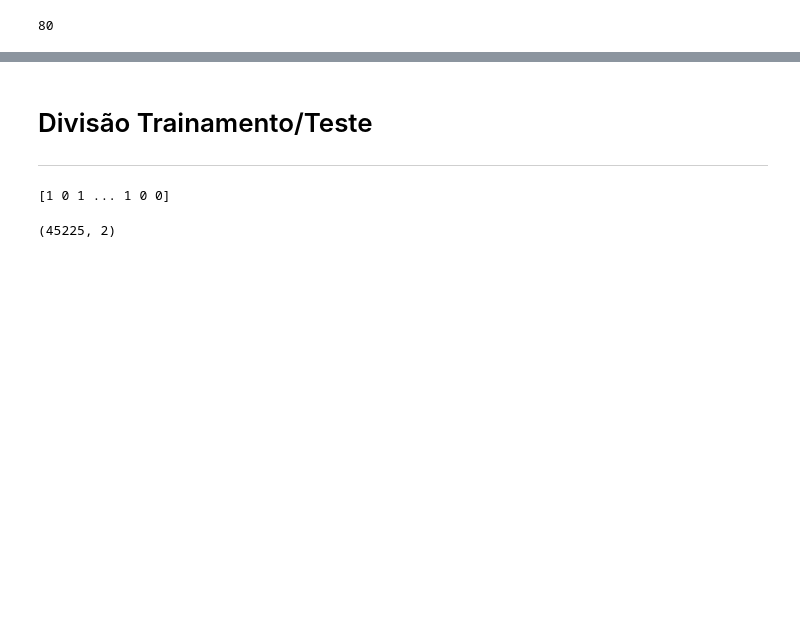
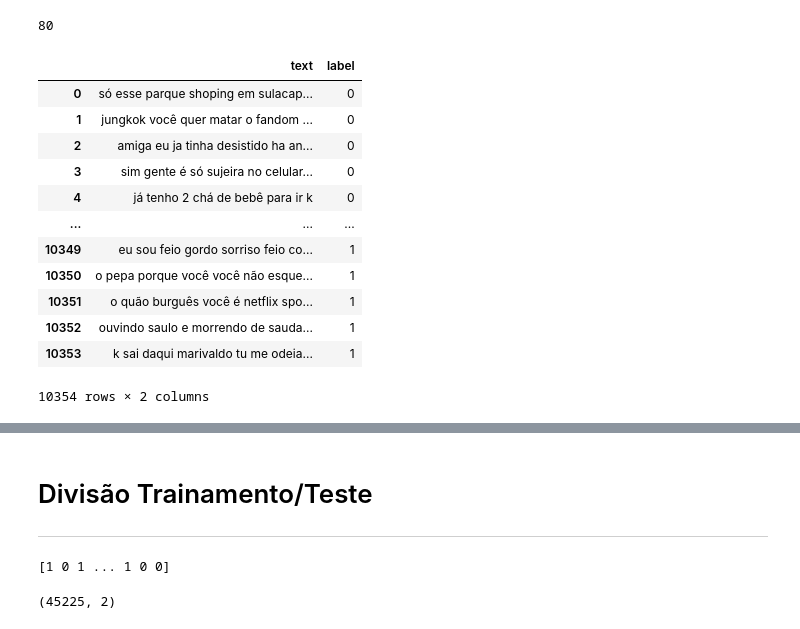
Before and after one commit to LuanPCunha/TCC, a Jupyter notebook: RotinaDeTreinamentoModelosDL.ipynb, the cells around one changed output, grey strips where cells are left out. Cells and saved outputs as stored; diff of their text form; code cells hidden in the pictures; blank space fills up the shorter version.

```diff
--- a/RotinaDeTreinamentoModelosDL.ipynb
+++ b/RotinaDeTreinamentoModelosDL.ipynb
@@ -260,6 +232,21 @@ Y = pd.get_dummies(trainDF['label']).values
 # %%
-# convert output  hate =1 not_hate =0
-trainDF.label = [1 if each == "hate" else 0 for each in trainDF.label]
+# # convert output  hate =1 not_hate =0
+# trainDF.label = [1 if each == "hate" else 0 for each in trainDF.label]
+trainDF
+# %% [output]
+|  | text | label |
+| 0 | só esse parque shoping em sulacap... | 0 |
+| 1 | jungkok você quer matar o fandom ... | 0 |
+| 2 | amiga eu ja tinha desistido ha an... | 0 |
+| 3 | sim gente é só sujeira no celular... | 0 |
+| 4 | já tenho 2 chá de bebê para ir k | 0 |
+| ... | ... | ... |
+| 10349 | eu sou feio gordo sorriso feio co... | 1 |
+| 10350 | o pepa porque você você não esque... | 1 |
+| 10351 | o quão burguês você é netflix spo... | 1 |
+| 10352 | ouvindo saulo e morrendo de sauda... | 1 |
+| 10353 | k sai daqui marivaldo tu me odeia... | 1 |
+10354 rows × 2 columns
 # %%
 Y = trainDF['label']
 # %%
```
Also changed, not shown: parts of 23 cells of this notebook.
